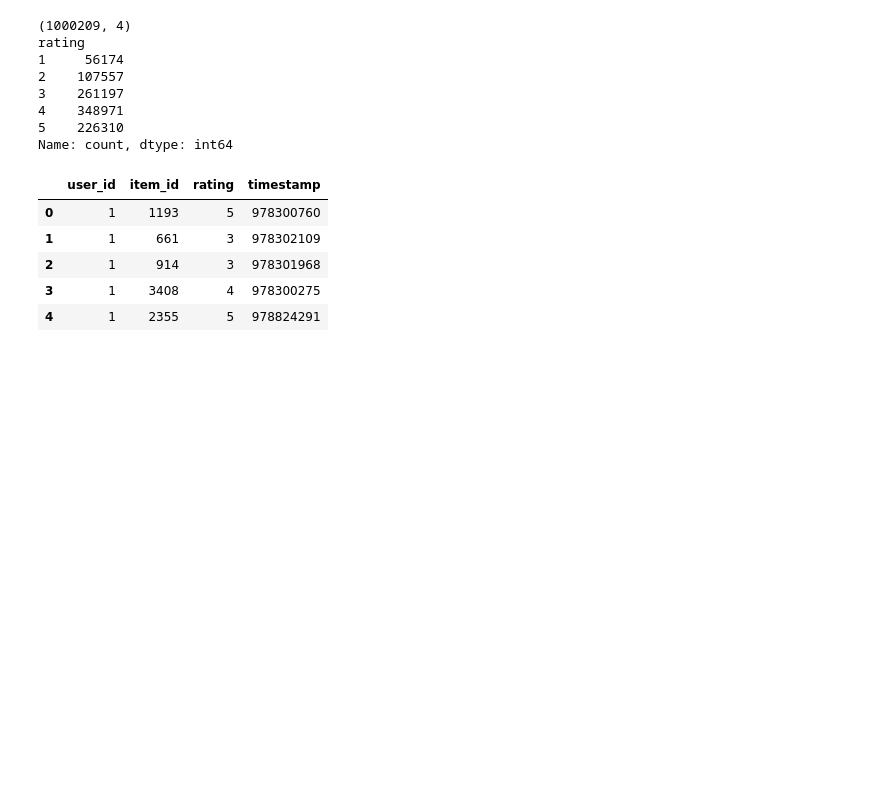
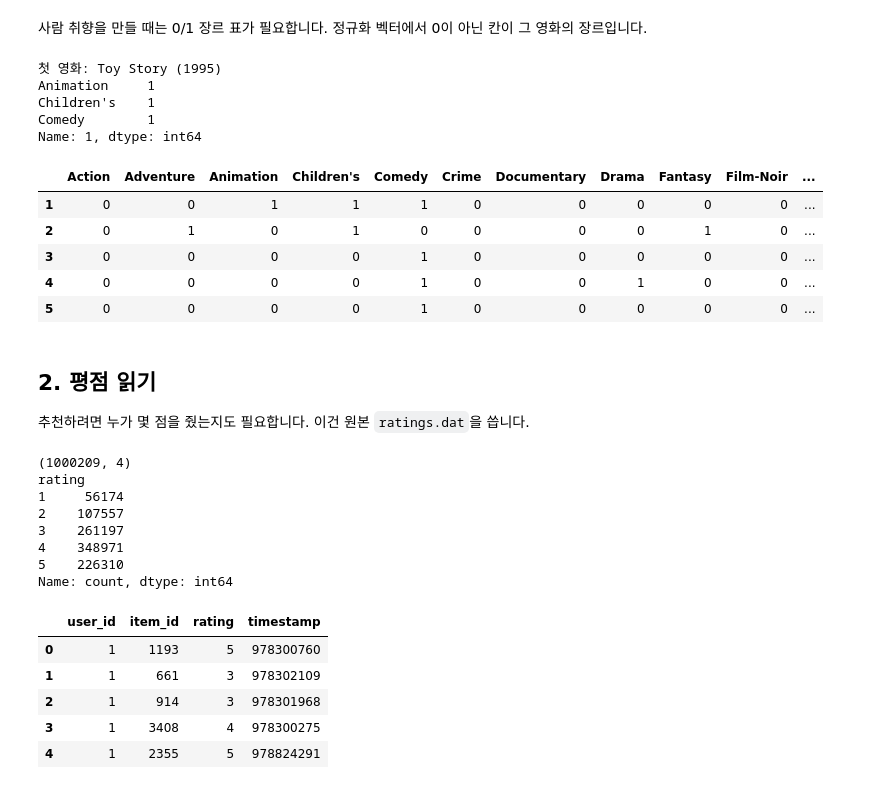
Before and after one commit to leegyeongwon/machine_learning_term_project, a Jupyter notebook: notebooks/content_based_walkthrough.ipynb, the cells around one changed output. Cells and saved outputs as stored; diff of their text form; code cells hidden in the pictures; blank space fills up the shorter version.

```diff
--- a/notebooks/content_based_walkthrough.ipynb
+++ b/notebooks/content_based_walkthrough.ipynb
@@ -148,3 +83,32 @@ titles = movies["title"].to_numpy()
+# %% [markdown]
+사람 취향을 만들 때는 0/1 장르 표가 필요합니다.
+정규화 벡터에서 0이 아닌 칸이 그 영화의 장르입니다.
+# %%
+movie_multihot = (movie_multihot_norm > 1e-12).astype(int)
+movie_feature_df = pd.DataFrame(
+    movie_multihot,
+    index=item_ids,
+    columns=genre_cols,
+)
+print("첫 영화:", titles[0])
+print(movie_feature_df.iloc[0][movie_feature_df.iloc[0] == 1])
+movie_feature_df.head()
+# %% [output]
+첫 영화: Toy Story (1995)
+Animation     1
+Children's    1
+Comedy        1
+Name: 1, dtype: int64
+|  | Action | Adventure | Animation | Children's | Comedy | Crime | Documentary | Drama | Fantasy | Film-Noir | ... |
+| 1 | 0 | 0 | 1 | 1 | 1 | 0 | 0 | 0 | 0 | 0 | ... |
+| 2 | 0 | 1 | 0 | 1 | 0 | 0 | 0 | 0 | 1 | 0 | ... |
+| 3 | 0 | 0 | 0 | 0 | 1 | 0 | 0 | 0 | 0 | 0 | ... |
+| 4 | 0 | 0 | 0 | 0 | 1 | 0 | 0 | 1 | 0 | 0 | ... |
+| 5 | 0 | 0 | 0 | 0 | 1 | 0 | 0 | 0 | 0 | 0 | ... |
+# %% [markdown]
+## 2. 평점 읽기
+
+추천하려면 누가 몇 점을 줬는지도 필요합니다. 이건 원본 `ratings.dat`을 씁니다.
 # %%
 ratings = pd.read_csv(
     RAW_DIR / "ratings.dat",
```
Also changed, not shown: parts of 31 cells of this notebook, 7 other files.
